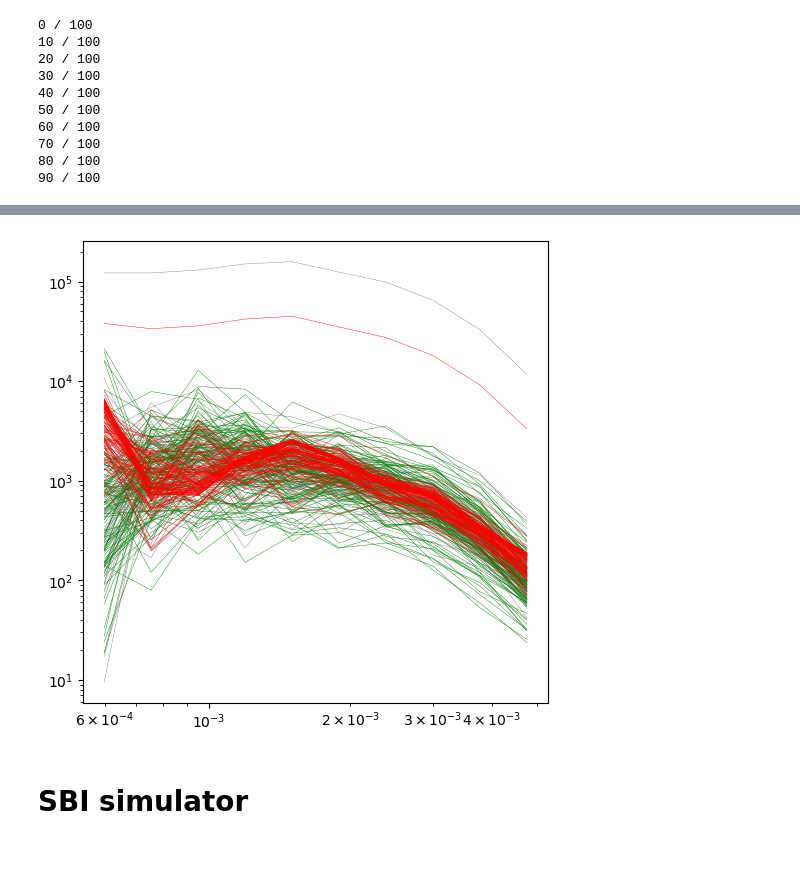
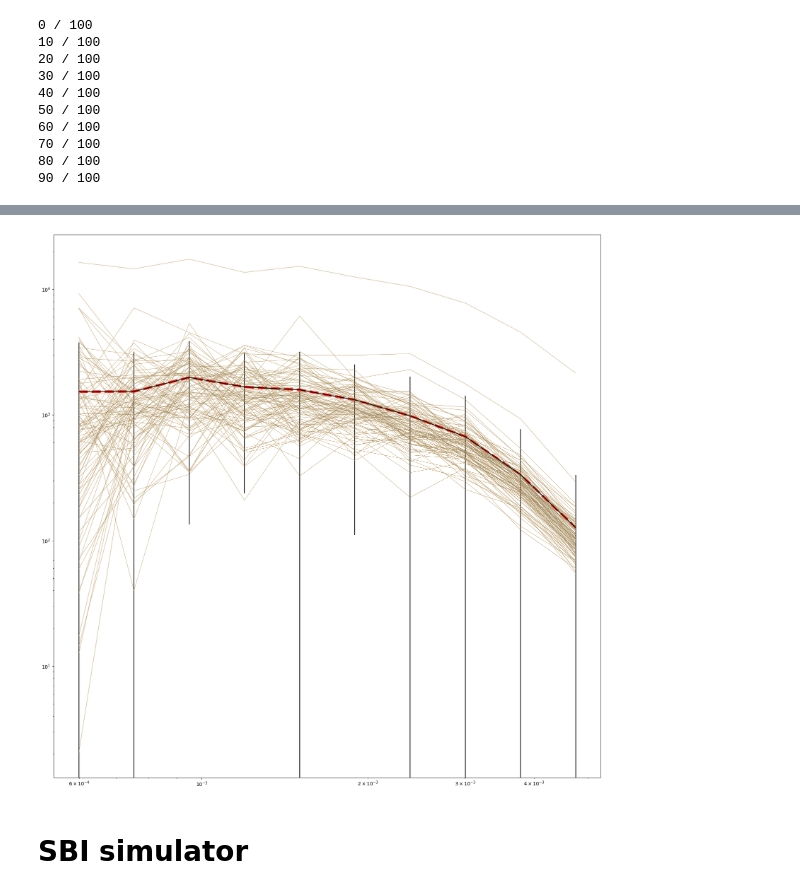
Before and after one commit to remi-adam/pitszi, a Jupyter notebook: notebook/pitszi_dev_sbi_implementation.ipynb, the cells around one changed output, grey strips where cells are left out. Cells and saved outputs as stored; diff of their text form; code cells hidden in the pictures; blank space fills up the shorter version.

Commit message:
adding MC as output of model, noise, bkg statistics

```diff
--- a/notebook/pitszi_dev_sbi_implementation.ipynb
+++ b/notebook/pitszi_dev_sbi_implementation.ipynb
@@ -312,13 +313,0 @@ array([  2.,   4.,   6.,   8.,  14.,  22.,  30.,  58.,  90., 138.])
-# %%
-kpc2arcsec = ((1*u.kpc/cl_Finfer.model.D_ang).to_value('')*u.rad).to_value('arcsec')
-
-kedges = cl_Finfer.get_kedges().to_value('arcsec-1')*kpc2arcsec**1
-reso   = cl_Finfer.model.get_map_reso().to_value('arcsec')*kpc2arcsec**-1
-model_ymap = cl_Finfer.model.get_sz_map(no_fluctuations=True, irfs_convolution_beam=cl_Finfer.data1.psf_fwhm)
-
-cib_pk2d = np.zeros((len(cib_mc), len(kedges)-1))
-for icib in range(len(cib_mc)):
-    dy_image = cib_mc[icib]/ model_ymap * cl_Finfer.method_w8
-    dy_image[model_ymap <=0] = 0
-    k2d, cib_pk2d_i = pitszi.utils_pk.extract_pk2d(dy_image, reso, kedges=kedges)
-    cib_pk2d[icib,:] = cib_pk2d_i
@@ -328,13 +330,17 @@ dnni = pitszi.utils_pk.pk_data_augmentation(k2d, cib_pk2d, Nsim=1000, method='Ne
+# %%
+_, pk2d_bkg_mean, _, pk2d_bkg_mc = cl_Finfer.get_pk2d_bkg_statistics(physical=True, apply_nuisance=False)
 # %%
-plt.figure(figsize=(6,6))
+plt.figure(figsize=(20,20))
 plt.errorbar(cl_Finfer._kctr_kpc, cl_Finfer._pk2d_bkg, cl_Finfer._pk2d_bkg_rms, color='k')
+plt.plot(cl_Finfer._kctr_kpc, pk2d_bkg_mean, color='r', ls='--', lw=5)
+for i in range(100): plt.loglog(k2d, pk2d_bkg_mc[i], color='orange', lw=0.3)
 for i in range(100): plt.loglog(k2d, cib_pk2d[i], color='grey', lw=0.3)
-for i in range(100): plt.loglog(k2d, dlnc[i], color='green', lw=0.3)
-for i in range(100): plt.loglog(k2d, dnni[i], color='r', lw=0.3)
+#for i in range(100): plt.loglog(k2d, dlnc[i], color='green', lw=0.3)
+#for i in range(100): plt.loglog(k2d, dnni[i], color='r', lw=0.3)
 plt.xscale('log')
 plt.yscale('log')
 # %% [output]
-[figure, old version]
+[figure, new version]
 # %% [markdown]
 # SBI simulator
 # %%
```
Also changed, not shown: parts of 4 cells of this notebook, 2 other files.
